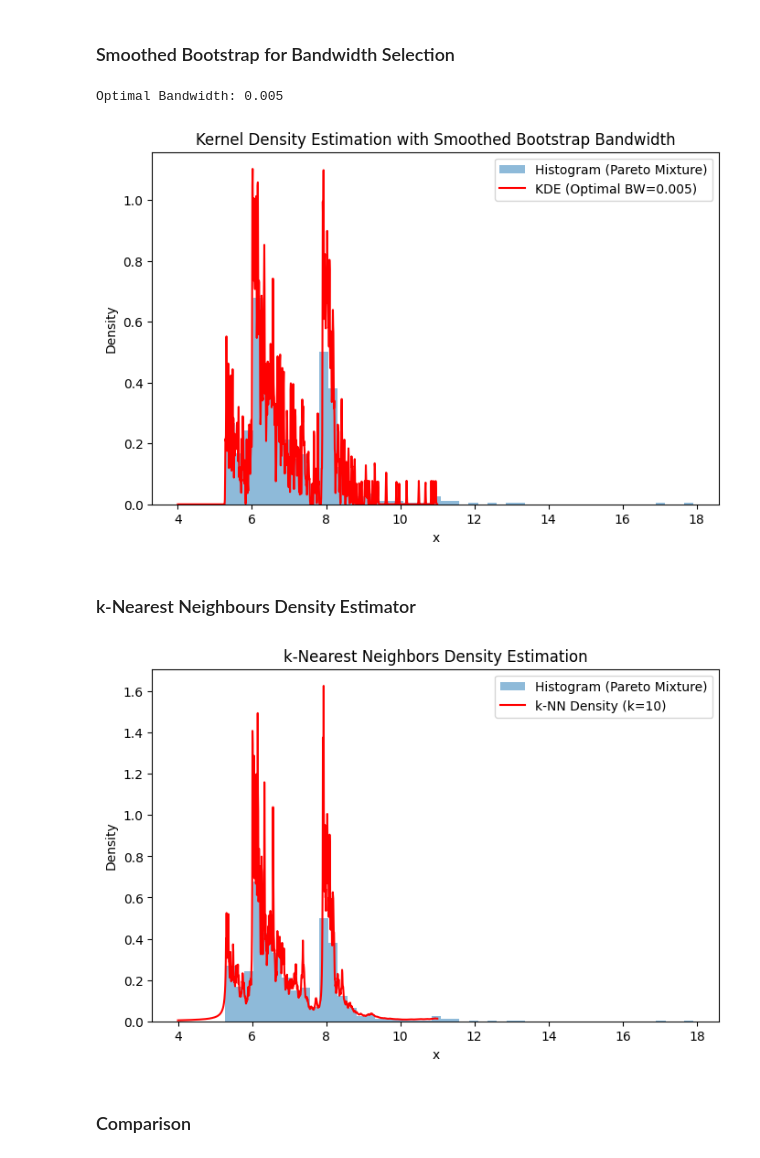
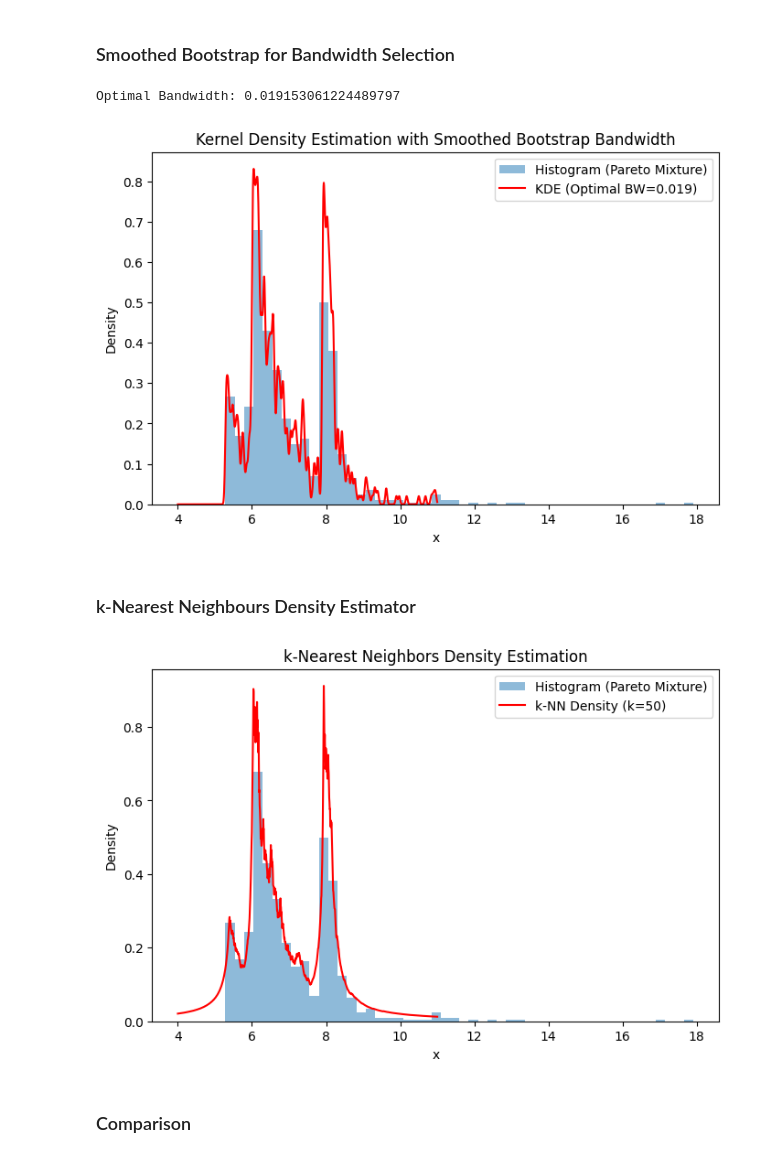
Before and after one commit to robertmackevic/pnp, a Jupyter notebook: lab3/nonparametric-density-estimation.ipynb, the cells around one changed output. Cells and saved outputs as stored; diff of their text form; code cells hidden in the pictures.

```diff
--- a/lab3/nonparametric-density-estimation.ipynb
+++ b/lab3/nonparametric-density-estimation.ipynb
@@ -210,28 +210,28 @@ plt.show()
 # %%
 data = samples.copy()
 
 bandwidths = np.linspace(0.005, 0.1, 50)
-optimal_bw = smoothed_bootstrap_bandwidth(data, n_bootstrap=1, bandwidths=bandwidths)
+optimal_bw = smoothed_bootstrap_bandwidth(data, n_bootstrap=10, bandwidths=bandwidths)
 print(f"Optimal Bandwidth: {optimal_bw}")
 
 smoothed_bs_density = stats.gaussian_kde(data, bw_method=optimal_bw)(x_grid)
 
 plt.figure(figsize=(8, 5))
 plt.hist(data, bins=50, density=True, alpha=0.5, label="Histogram (Pareto Mixture)")
 plt.plot(x_grid, smoothed_bs_density, label=f"KDE (Optimal BW={optimal_bw:.3f})", color="red")
 plt.xlabel("x")
 plt.ylabel("Density")
 plt.title("Kernel Density Estimation with Smoothed Bootstrap Bandwidth")
 plt.legend()
 plt.show()
 # %% [output]
-Optimal Bandwidth: 0.005
+Optimal Bandwidth: 0.019153061224489797
-[figure, old version]
+[figure, new version]
 # %% [markdown]
 ### k-Nearest Neighbours Density Estimator
 # %%
 data = samples.copy()
-k = 10
+k = 50
 knn_density = compute_knn_density(data, x_grid, k)
 
 plt.figure(figsize=(8, 5))
@@ -243,7 +243,7 @@ plt.title("k-Nearest Neighbors Density Estimation")
 plt.legend()
 plt.show()
 # %% [output]
-[figure, old version]
+[figure, new version]
 # %% [markdown]
 ### Comparison
 # %%
```
Also changed, not shown: parts of 1 cell of this notebook, 1 other file.
